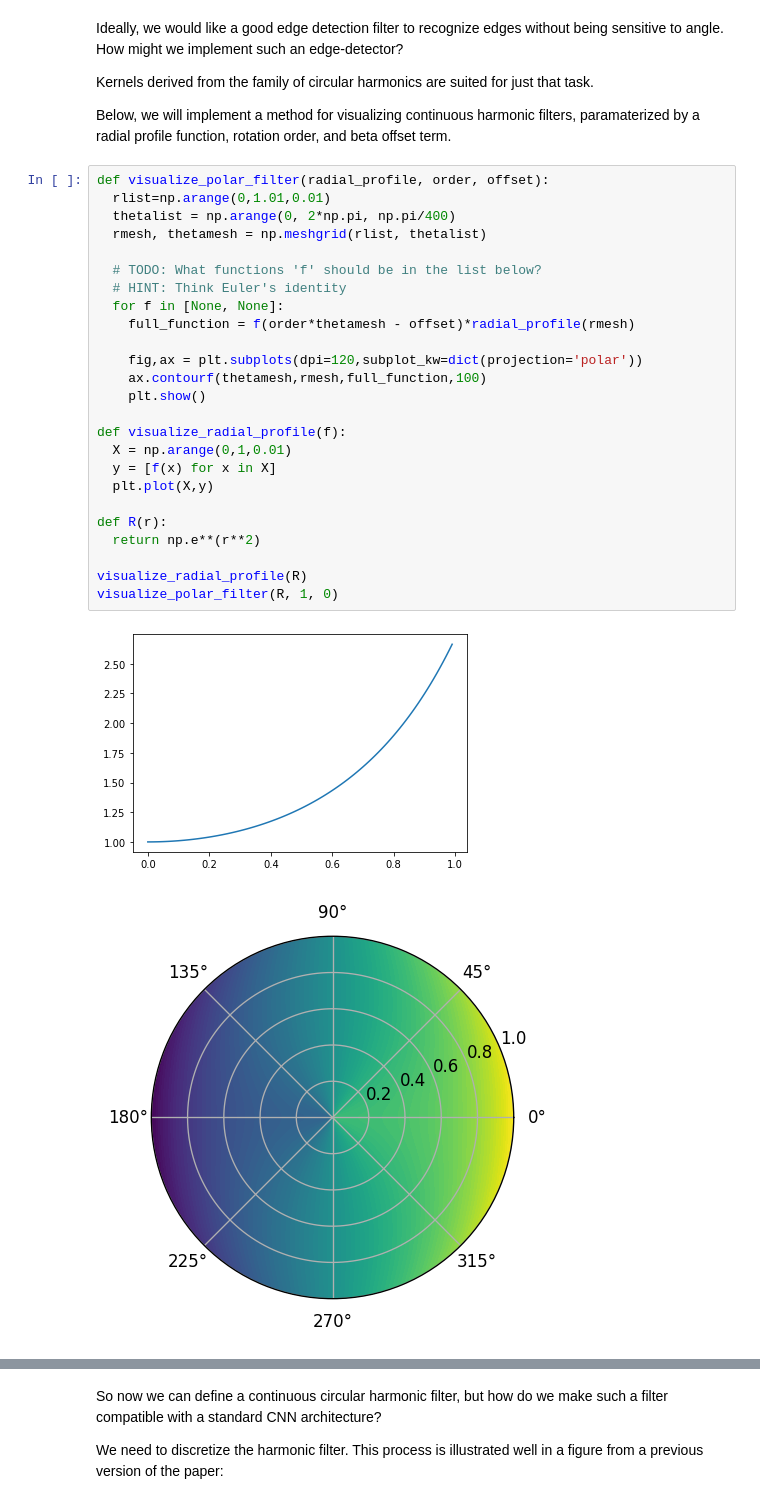
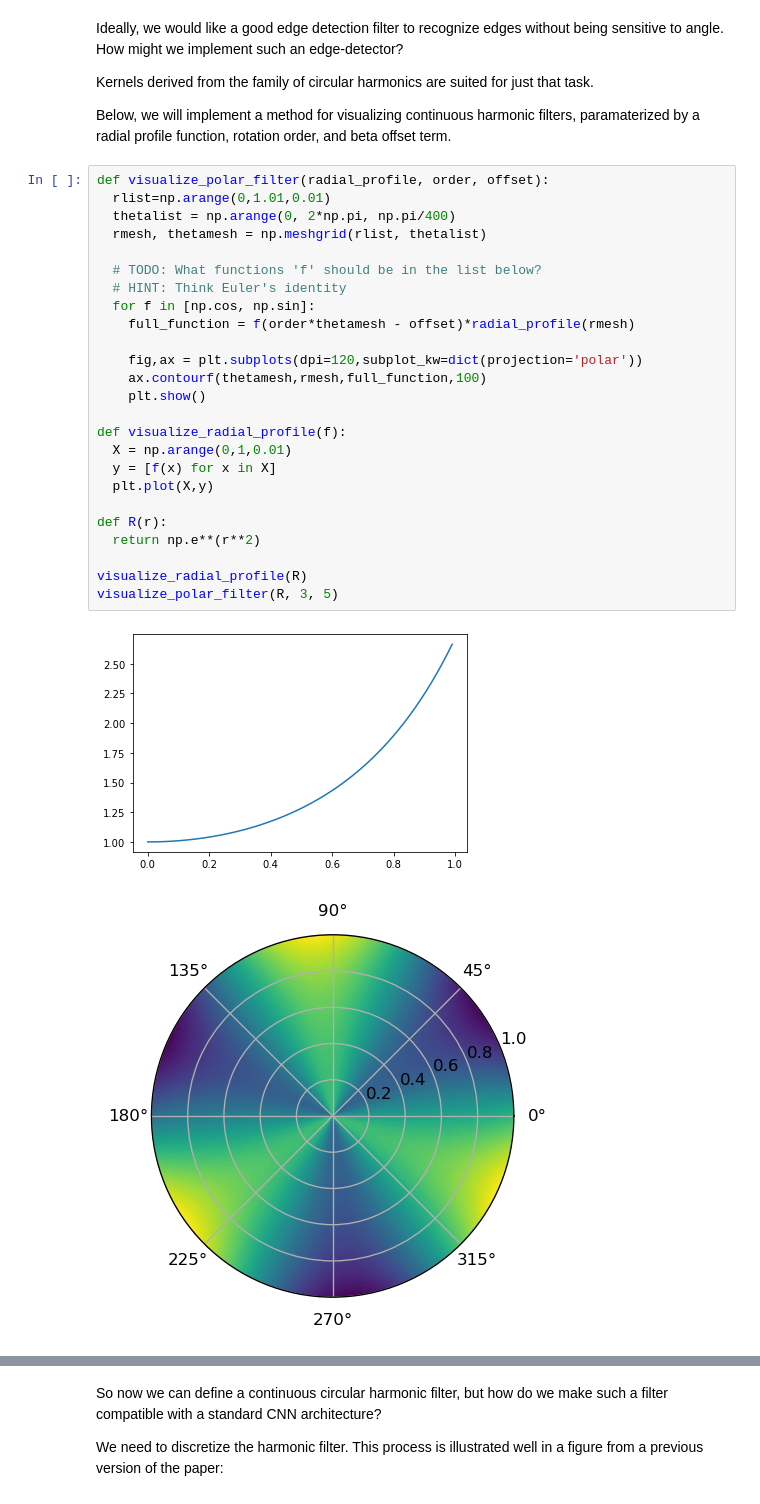
Before and after one commit to UMT-CSCI-591-Deep-Learning-2022/HNET_exercises, a Jupyter notebook: HNET.ipynb, the cells around one changed output, grey strips where cells are left out. Drawn from its saved outputs; the diff is of its cells as text.

```diff
--- a/HNET.ipynb
+++ b/HNET.ipynb
@@ -89,28 +92,28 @@ Below, we will implement a method for visualizing continuous harmonic filters, p
 # %%
 def visualize_polar_filter(radial_profile, order, offset):
   rlist=np.arange(0,1.01,0.01)
   thetalist = np.arange(0, 2*np.pi, np.pi/400)
   rmesh, thetamesh = np.meshgrid(rlist, thetalist)
 
   # TODO: What functions 'f' should be in the list below?
   # HINT: Think Euler's identity
-  for f in [None, None]:
+  for f in [np.cos, np.sin]:
     full_function = f(order*thetamesh - offset)*radial_profile(rmesh)
 
     fig,ax = plt.subplots(dpi=120,subplot_kw=dict(projection='polar'))
     ax.contourf(thetamesh,rmesh,full_function,100)
     plt.show()
 
 def visualize_radial_profile(f):
   X = np.arange(0,1,0.01)
   y = [f(x) for x in X]
   plt.plot(X,y)
 
 def R(r):
   return np.e**(r**2)
 
 visualize_radial_profile(R)
-visualize_polar_filter(R, 1, 0)
+visualize_polar_filter(R, 3, 5)
 # %% [output]
 [figure]
-[figure, old version]
+[figure, new version]
```
Also changed, not shown: parts of 9 cells of this notebook.
